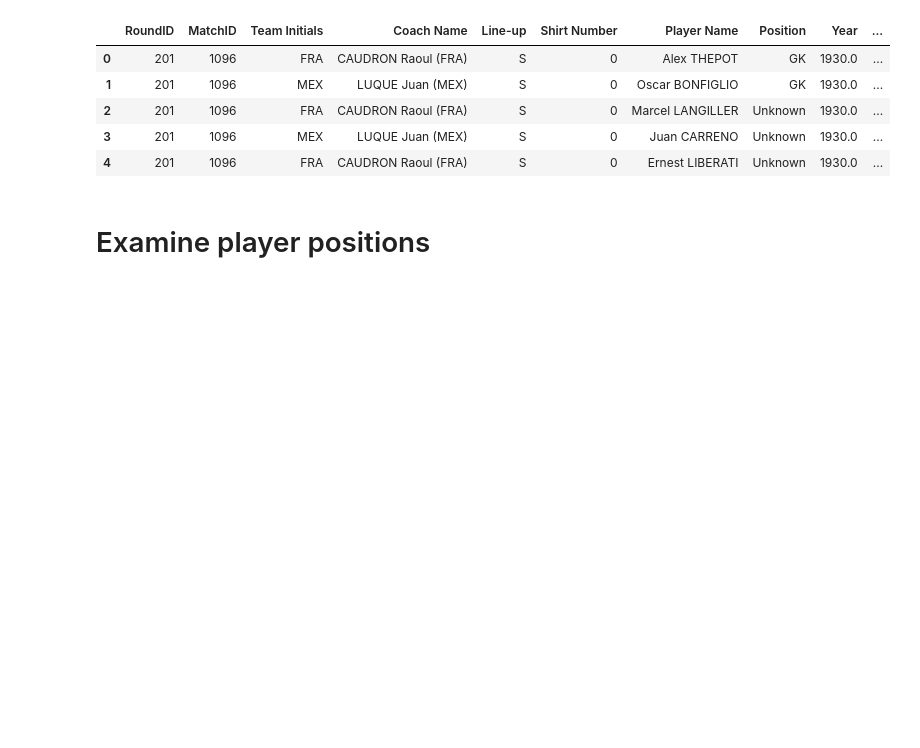
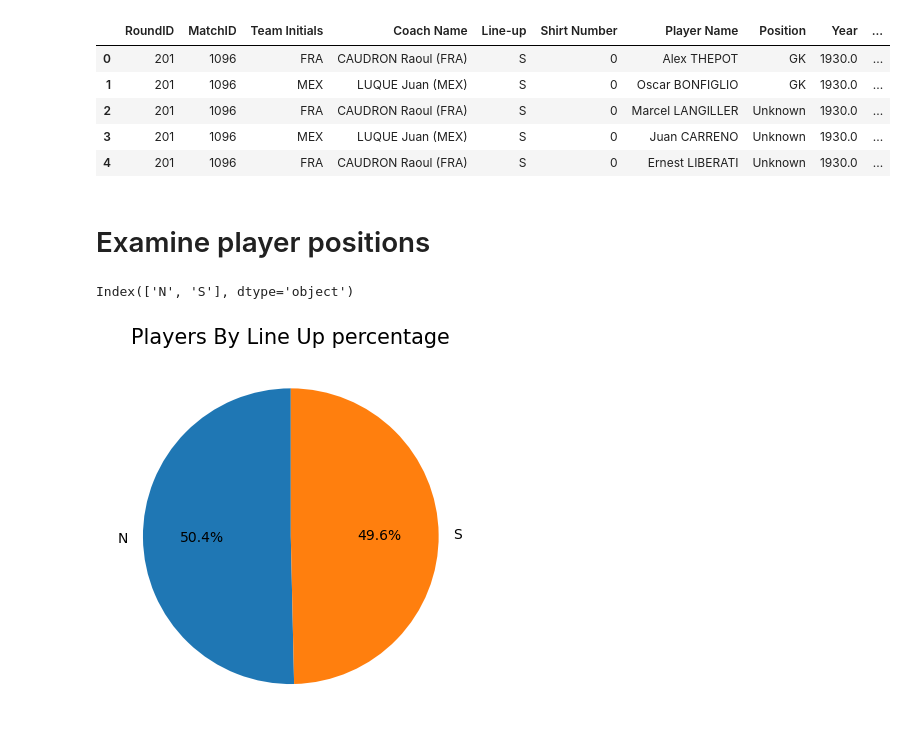
Before and after one commit to UsmanAhamed12/Data-Analyst-Intern-Project, a Jupyter notebook: FIFA WORLD CUP ANALYSIS PROJECT/NoteBooks/EDA_worldcupplayers.ipynb, the cells around one changed output. Cells and saved outputs as stored; diff of their text form; code cells hidden in the pictures; blank space fills up the shorter version.

```diff
--- a/FIFA WORLD CUP ANALYSIS PROJECT/NoteBooks/EDA_worldcupplayers.ipynb
+++ b/FIFA WORLD CUP ANALYSIS PROJECT/NoteBooks/EDA_worldcupplayers.ipynb
@@ -28,3 +28,14 @@ Data.head()
 # Count players by position
 position_counts = Data['Position'].value_counts().reset_index()
 position_counts.columns = ['position', 'count']
+# %%
+Data['Line-up'].value_counts().index
+# %% [output]
+Index(['N', 'S'], dtype='object')
+# %%
+### find players percentage by line up using pie plot
+plt.pie(Data['Line-up'].value_counts().values, labels= Data['Line-up'].value_counts().index, autopct= '%0.1f%%',startangle=90)
+plt.title('Players By Line Up percentage', fontsize = 15)
+plt.show()
+# %% [output]
+[figure, added]
```
Also changed, not shown: parts of 13 cells of this notebook, 1 other file.
